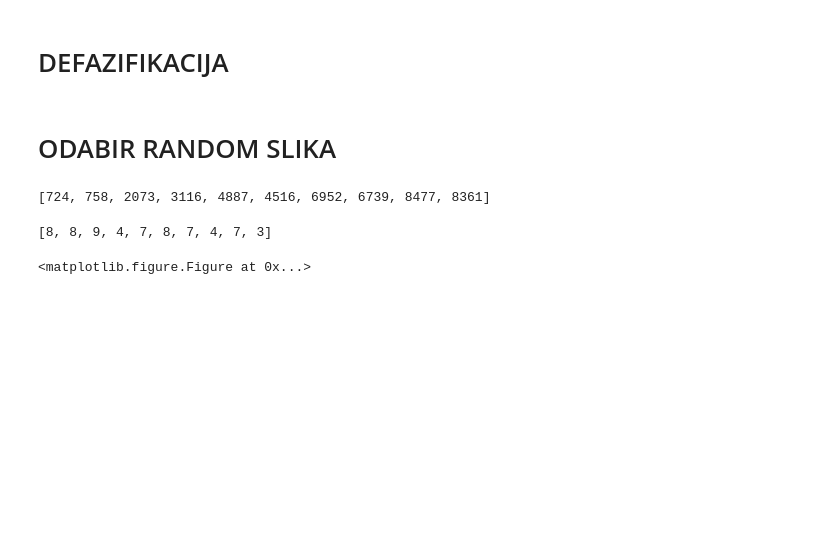
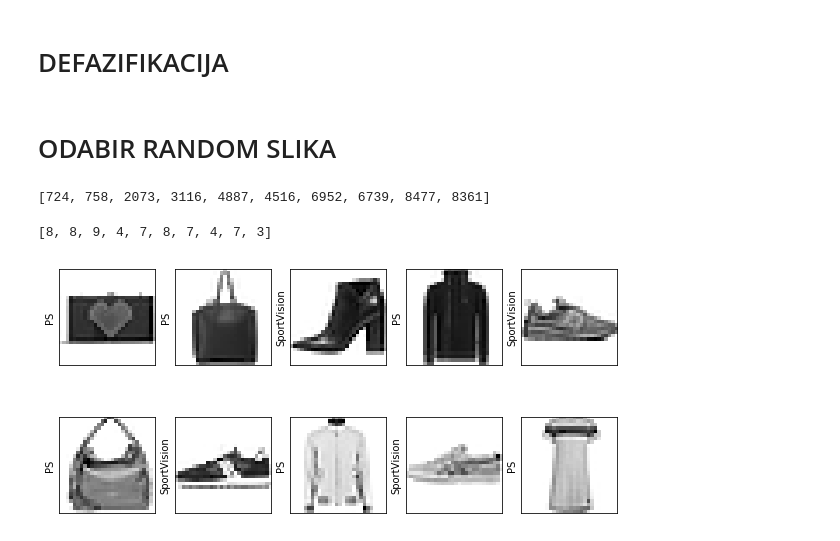
Before and after one commit to VelickovicAna/ri_projekat, a Jupyter notebook: ri_projekat.ipynb, the cells around one changed output. Cells and saved outputs as stored; diff of their text form; code cells hidden in the pictures; blank space fills up the shorter version.

```diff
--- a/ri_projekat.ipynb
+++ b/ri_projekat.ipynb
@@ -259,20 +259,43 @@ def ime(vr):
 # %%
 plt.figure(figsize=(10,5))
 for j in range(10):
     i = slike[j]
     vreme = []
     vreme.append(FuzzyInput('toplo', [Point(2,1), Point(7,0)], input1_vreme[i]))
     vreme.append(FuzzyInput('umereno', [Point(2,0), Point(3,1), Point(5,1), Point(7,0)], input1_vreme[i]))
     vreme.append(FuzzyInput('hladno', [Point(2,0), Point(7,1)], input1_vreme[i]))
 
     formalnost = []
     formalnost.append(FuzzyInput('formalno', [Point(3,1), Point(4,0)], input2_formalnost[i]))
     formalnost.append(FuzzyInput('umereno', [Point(3,0), Point(4,1), Point(6,1), Point(8,0)], input2_formalnost[i]))
     formalnost.append(FuzzyInput('neformalno', [Point(4,0), Point(8,1)], input2_formalnost[i]))
 
     vrednost = []
     vrednost.append(FuzzyOutput('PS', [Point(2,1), Point(3,0)]))
     vrednost.append(FuzzyOutput('SportVision', [Point(2,0), Point(4,1), Point(5,1), Point(6,0)]))
     vrednost.append(FuzzyOutput('Springfild', [Point(5,0), Point(7,1)]))
+
+    pravila = []
+
+    pravila.append(Rule(vreme[0], formalnost[0], vrednost[0], LogicOp.AND))
+    pravila.append(Rule(vreme[1], formalnost[0], vrednost[0], LogicOp.AND))
+    pravila.append(Rule(vreme[2], formalnost[0], vrednost[0], LogicOp.AND))
+    pravila.append(Rule(vreme[0], formalnost[1], vrednost[1], LogicOp.AND))
+    pravila.append(Rule(vreme[2], formalnost[1], vrednost[1], LogicOp.AND))
+    pravila.append(Rule(vreme[1], formalnost[1], vrednost[1], LogicOp.AND))
+    pravila.append(Rule(vreme[0], formalnost[2], vrednost[1], LogicOp.AND))
+    pravila.append(Rule(vreme[2], formalnost[2], vrednost[2], LogicOp.AND))
+    pravila.append(Rule(vreme[1], formalnost[2], vrednost[1], LogicOp.AND))
+
+    plt.subplot(2,5,j+1)
+    plt.xticks([])
+    plt.yticks([])
+    plt.grid(False)
+    plt.imshow(podaci[niz[j]], cmap=plt.cm.binary)
+
+    #print(defuzzify(vrednost))
+    plt.ylabel(ime(defuzzify(vrednost)))
+    #print(defuzzify(vrednost))
+plt.show()
 # %% [output]
-<matplotlib.figure.Figure at 0x...>
+[figure, added]
```
